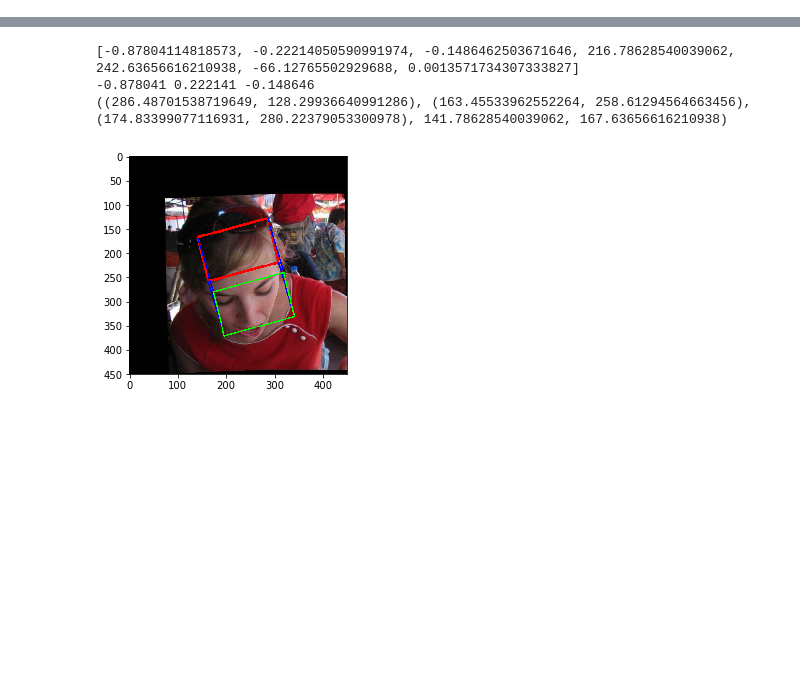
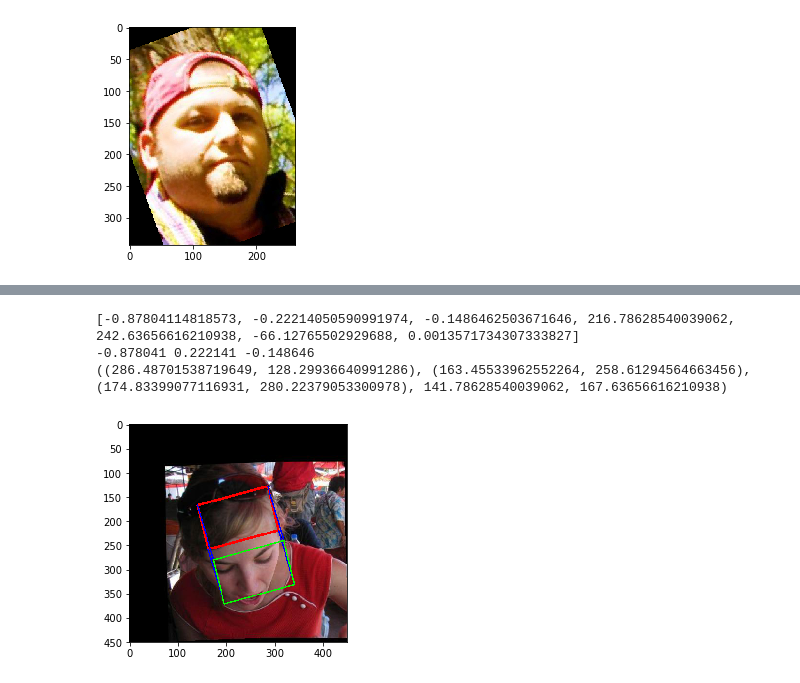
Before and after one commit to natanielruiz/deep-head-pose, a Jupyter notebook: practice/load_300W-LP.ipynb, the cells around one changed output, grey strips where cells are left out. Saved outputs shown, nothing was run; the diff lists cells and outputs as text; code cells hidden in the pictures; blank space fills up the shorter version.

```diff
--- a/practice/load_300W-LP.ipynb
+++ b/practice/load_300W-LP.ipynb
@@ -11,4 +13,37 @@ from matplotlib import pyplot as plt
 # %%
 TRAIN_DATA_DIR = '/Data/nruiz9/data/facial_landmarks/300W_LP/'
 AFW = os.path.join(TRAIN_DATA_DIR, 'AFW')
+# %%
+img_name = 'AFW_2417212918_1_1'
+img_path = os.path.join(AFW, img_name + '.jpg')
+mat_path = os.path.join(AFW, img_name + '.mat')
+
+img = Image.open(img_path)
+mat = sio.loadmat(mat_path)
+
+h, w = img.size
+bbox = mat['roi'][0] - w/2
+x_min = min(mat['pt2d'][0,:])
+y_min = min(mat['pt2d'][1,:])
+x_max = max(mat['pt2d'][0,:])
+y_max = max(mat['pt2d'][1,:])
+
+k = 0.35
+x_min -= 0.6 * k * abs(x_max - x_min)
+y_min -= 2 * k * abs(y_max - y_min)
+x_max += 0.6 * k * abs(x_max - x_min)
+y_max += 0.6 * k * abs(y_max - y_min)
+x_min = max(x_min,0)
+x_max = min(w, x_max)
+y_min = max(y_min, 0)
+y_max = min(h, y_max)
+
+img = img.crop((int(x_min), int(y_min), int(x_max), int(y_max)))
+img = img.rotate(20)
+
+
+plt.imshow(img)
+plt.show()
+# %% [output]
+[figure, added]
 # %%
```
Also changed, not shown: parts of 2 cells of this notebook, 9 other files.
